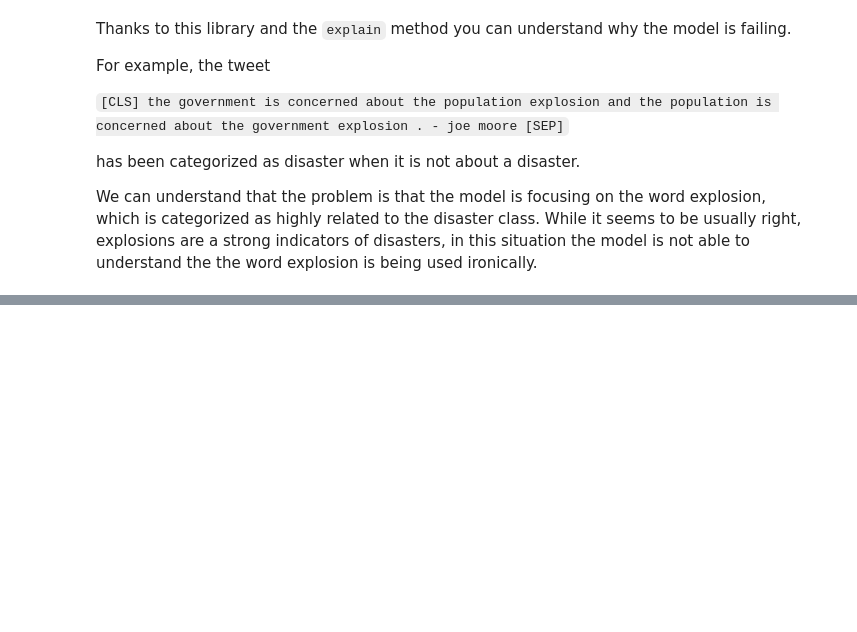
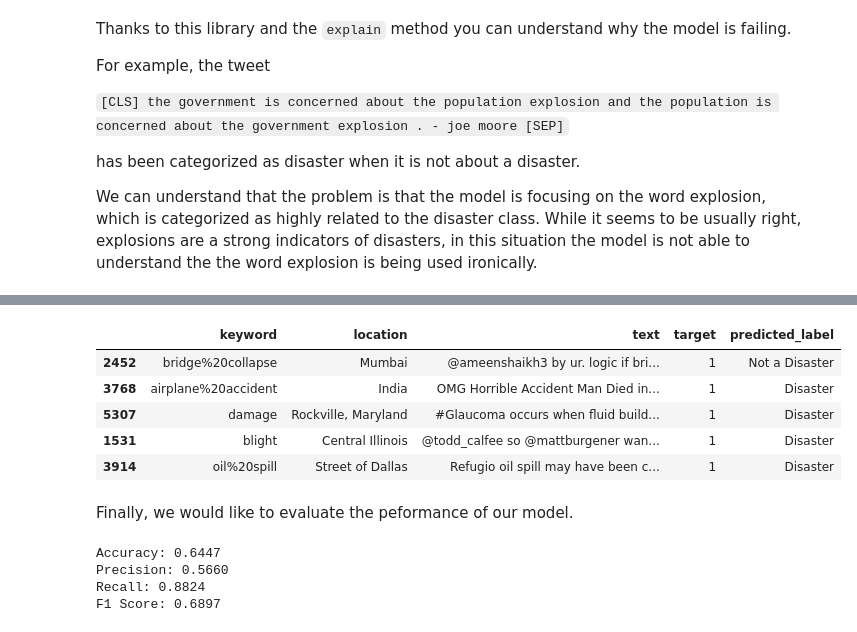
Before and after one commit to acastellanos-ie/NLP-MBD-EN-2023-A-Electives, a Jupyter notebook: text_classification_practice_dl/practice_solution.ipynb, the cells around one changed output, grey strips where cells are left out. Saved outputs shown, nothing was run; the diff lists cells and outputs as text; code cells hidden in the pictures; blank space fills up the shorter version.

```diff
--- a/text_classification_practice_dl/practice_solution.ipynb
+++ b/text_classification_practice_dl/practice_solution.ipynb
@@ -1651,0 +1673,18 @@ We can understand that the problem is that the model is focusing on the word exp
+# %%
+from transformers import pipeline
+
+# Load the zero-shot classification pipeline
+classifier = pipeline("zero-shot-classification", model="facebook/bart-large-mnli")
+
+# Example text (replace this with the text from your dataset)
+text = "Two cranes restoring a bridge in the central Dutch city of Alphen aan den Rijn collapsed on houses."
+
+# Candidate labels for classifying whether the text is about an actual disaster
+labels = ["Disaster", "Not a Disaster"]
+
+# Perform classification
+result = classifier(text, labels)
+
+print(f"Text: {text}")
+print(f"Labels: {result['labels']}")
+print(f"Scores: {result['scores']}")
@@ -1651,0 +1704,58 @@ We can understand that the problem is that the model is focusing on the word exp
+# %%
+import pandas as pd
+from transformers import pipeline
+from tqdm.auto import tqdm
+
+# Assuming training_df is your DataFrame and it has a column named 'text'
+
+# Load the zero-shot classification pipeline
+classifier = pipeline("zero-shot-classification", model="facebook/bart-large-mnli")
+
+# Function to classify a single piece of text
+def classify_text(text):
+    labels = ["Disaster", "Not a Disaster"]
+    result = classifier(text, labels)
+    return result['labels'][0]
+
+# Wrap your pandas apply with tqdm for a progress bar
+tqdm.pandas(desc="Classifying")
+
+sample_df = test_df.sample(frac=0.01)
+
+# Apply the classifier to each row in the DataFrame
+sample_df['predicted_label'] = sample_df['text'].progress_apply(classify_text)
+
+# Display the first few rows of the DataFrame to verify
+sample_df.head()
+# %% [output]
+|  | keyword | location | text | target | predicted_label |
+| 2452 | bridge%20collapse | Mumbai | @ameenshaikh3 by ur. logic if bri... | 1 | Not a Disaster |
+| 3768 | airplane%20accident | India | OMG Horrible Accident Man Died in... | 1 | Disaster |
+| 5307 | damage | Rockville, Maryland | #Glaucoma occurs when fluid build... | 1 | Disaster |
+| 1531 | blight | Central Illinois | @todd_calfee so @mattburgener wan... | 1 | Disaster |
+| 3914 | oil%20spill | Street of Dallas | Refugio oil spill may have been c... | 1 | Disaster |
+# %% [markdown]
+Finally, we would like to evaluate the peformance of our model.
+# %%
+from sklearn.metrics import accuracy_score, precision_recall_fscore_support
+import pandas as pd
+
+# Map your actual labels to the same format as your predicted labels, if necessary
+# For example, if your actual labels are 0 and 1, map them to ['Not a Disaster', 'Disaster']
+label_mapping = {0: 'Not a Disaster', 1: 'Disaster'}
+sample_df['actual_label'] = sample_df['target'].map(label_mapping)
+
+# Calculate Accuracy
+accuracy = accuracy_score(sample_df['actual_label'], sample_df['predicted_label'])
+print(f"Accuracy: {accuracy:.4f}")
+
+# Calculate Precision, Recall, and F1 Score
+precision, recall, f1, _ = precision_recall_fscore_support(sample_df['actual_label'], sample_df['predicted_label'], average='binary', pos_label='Disaster')
+print(f"Precision: {precision:.4f}")
+print(f"Recall: {recall:.4f}")
+print(f"F1 Score: {f1:.4f}")
+# %% [output]
+Accuracy: 0.6447
+Precision: 0.5660
+Recall: 0.8824
+F1 Score: 0.6897
```
Also changed, not shown: parts of 7 cells of this notebook.
